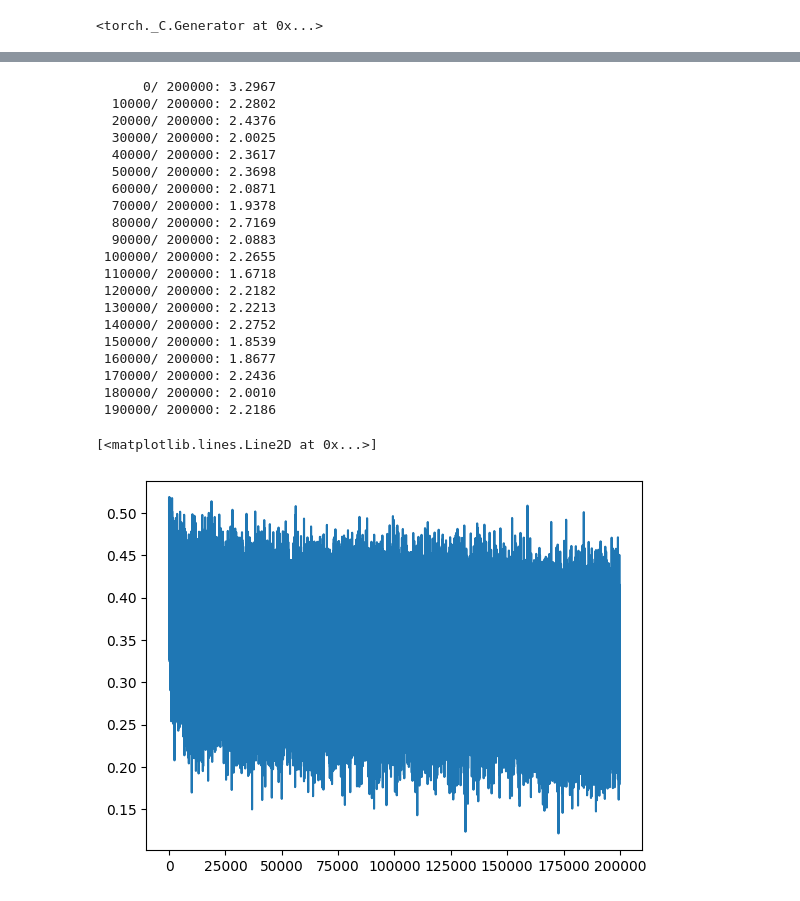
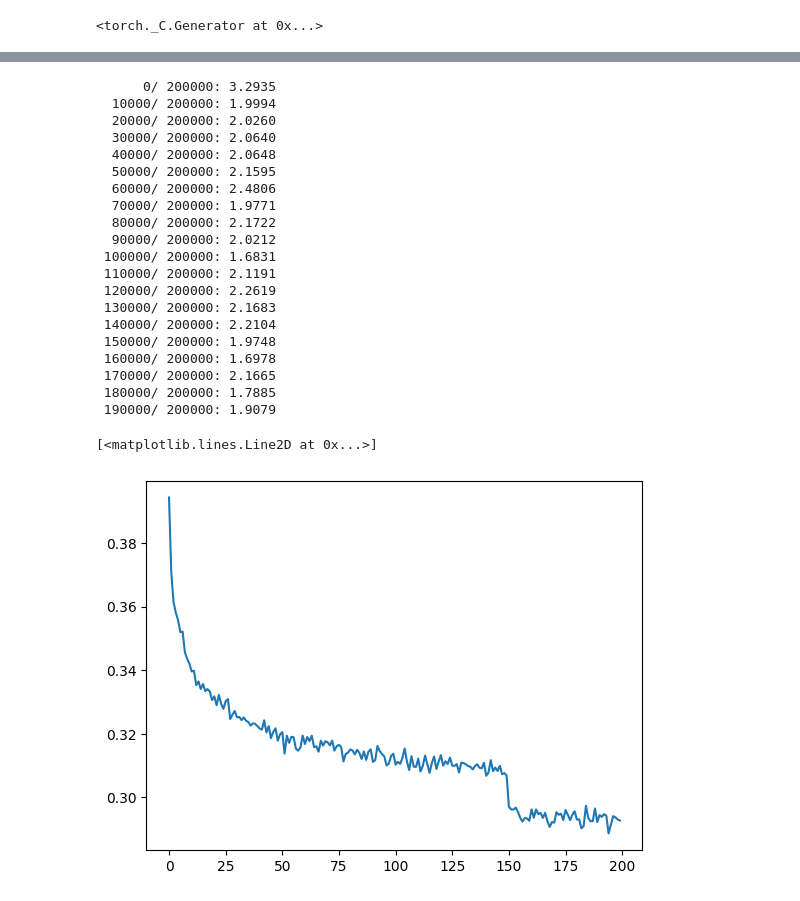
Before and after one commit to sebastienmira/makemore, a Jupyter notebook: makemore-WaveNet.ipynb, the cells around one changed output, grey strips where cells are left out. Saved outputs shown, nothing was run; the diff lists cells and outputs as text; code cells hidden in the pictures.

```diff
--- a/makemore-WaveNet.ipynb
+++ b/makemore-WaveNet.ipynb
@@ -18,7 +18,7 @@ random.shuffle(words)
 # %%
 #build the dataset
 
-block_size = 3 #context size
+block_size = 8 #context size
 
 def build_dataset(words):
     X, Y = [], []
@@ -136,18 +177,19 @@ torch.manual_seed(42)
 n_embd = 10 #the dimensionality of the char embedding
 n_hidden = 200 # number of neurons in the hidden layer
 
-C = torch.randn((vocab_size, n_embd))
 
-layers = [
+model = Sequential([
+    Embedding(vocab_size, n_embd),
+    FlattenConsecutive(block_size),
     Linear(n_embd * block_size, n_hidden, bias = False), BatchNorm1D(n_hidden), Tanh(),
     Linear(n_hidden, vocab_size),
-]
+])
 
 with torch.no_grad():
     #make last layer less confident
-    layers[-1].weight *= 0.1
+    model.layers[-1].weight *= 0.1
 
-parameters = [C] + [p for layer in layers for p in layer.parameters()]
+parameters = model.parameters()
 print(sum(p.nelement() for p in parameters)) # tot number of parameters
 
 for p in parameters:
@@ -156,0 +199,9 @@ for p in parameters:
+# %%
+#example with 4 batches
+ix = torch.randint(0, Xtr.shape[0], (4,))
+Xb, Yb = Xtr[ix], Ytr[ix]
+logits = model(Xb)
+print(f'Input dim: {Xb.shape}')
+
+for layer in model.layers:
+    print(layer.__class__.__name__, ':', tuple(layer.out.shape))
@@ -167,11 +234,8 @@ for i in range(max_steps):
   Xb, Yb = Xtr[ix], Ytr[ix] # batch X,Y
 
   # forward pass
-  emb = C[Xb] # embed the characters into vectors
-  x = emb.view(emb.shape[0], -1) # concatenate the vectors
-  for layer in layers:
-    x = layer(x)
-  loss = F.cross_entropy(x, Yb) # loss function
+  logits = model(Xb)
+  loss = F.cross_entropy(logits, Yb) # loss function
 
   # backward pass
   for p in parameters:
@@ -188,28 +252,28 @@ for i in range(max_steps):
     print(f'{i:7d}/{max_steps:7d}: {loss.item():.4f}')
   lossi.append(loss.log10().item())
 # %% [output]
-      0/ 200000: 3.2967
-  10000/ 200000: 2.2802
-  20000/ 200000: 2.4376
-  30000/ 200000: 2.0025
-  40000/ 200000: 2.3617
-  50000/ 200000: 2.3698
-  60000/ 200000: 2.0871
-  70000/ 200000: 1.9378
-  80000/ 200000: 2.7169
-  90000/ 200000: 2.0883
- 100000/ 200000: 2.2655
- 110000/ 200000: 1.6718
- 120000/ 200000: 2.2182
- 130000/ 200000: 2.2213
- 140000/ 200000: 2.2752
- 150000/ 200000: 1.8539
- 160000/ 200000: 1.8677
- 170000/ 200000: 2.2436
- 180000/ 200000: 2.0010
- 190000/ 200000: 2.2186
+      0/ 200000: 3.2935
+  10000/ 200000: 1.9994
+  20000/ 200000: 2.0260
+  30000/ 200000: 2.0640
+  40000/ 200000: 2.0648
+  50000/ 200000: 2.1595
+  60000/ 200000: 2.4806
+  70000/ 200000: 1.9771
+  80000/ 200000: 2.1722
+  90000/ 200000: 2.0212
+ 100000/ 200000: 1.6831
+ 110000/ 200000: 2.1191
+ 120000/ 200000: 2.2619
+ 130000/ 200000: 2.1683
+ 140000/ 200000: 2.2104
+ 150000/ 200000: 1.9748
+ 160000/ 200000: 1.6978
+ 170000/ 200000: 2.1665
+ 180000/ 200000: 1.7885
+ 190000/ 200000: 1.9079
 # %%
-plt.plot(lossi)
+plt.plot(torch.tensor(lossi).view(-1, 1000).mean(1))
 # %% [output]
 [<matplotlib.lines.Line2D at 0x...>]
-[figure, old version]
+[figure, new version]
```
Also changed, not shown: parts of 9 cells of this notebook.
